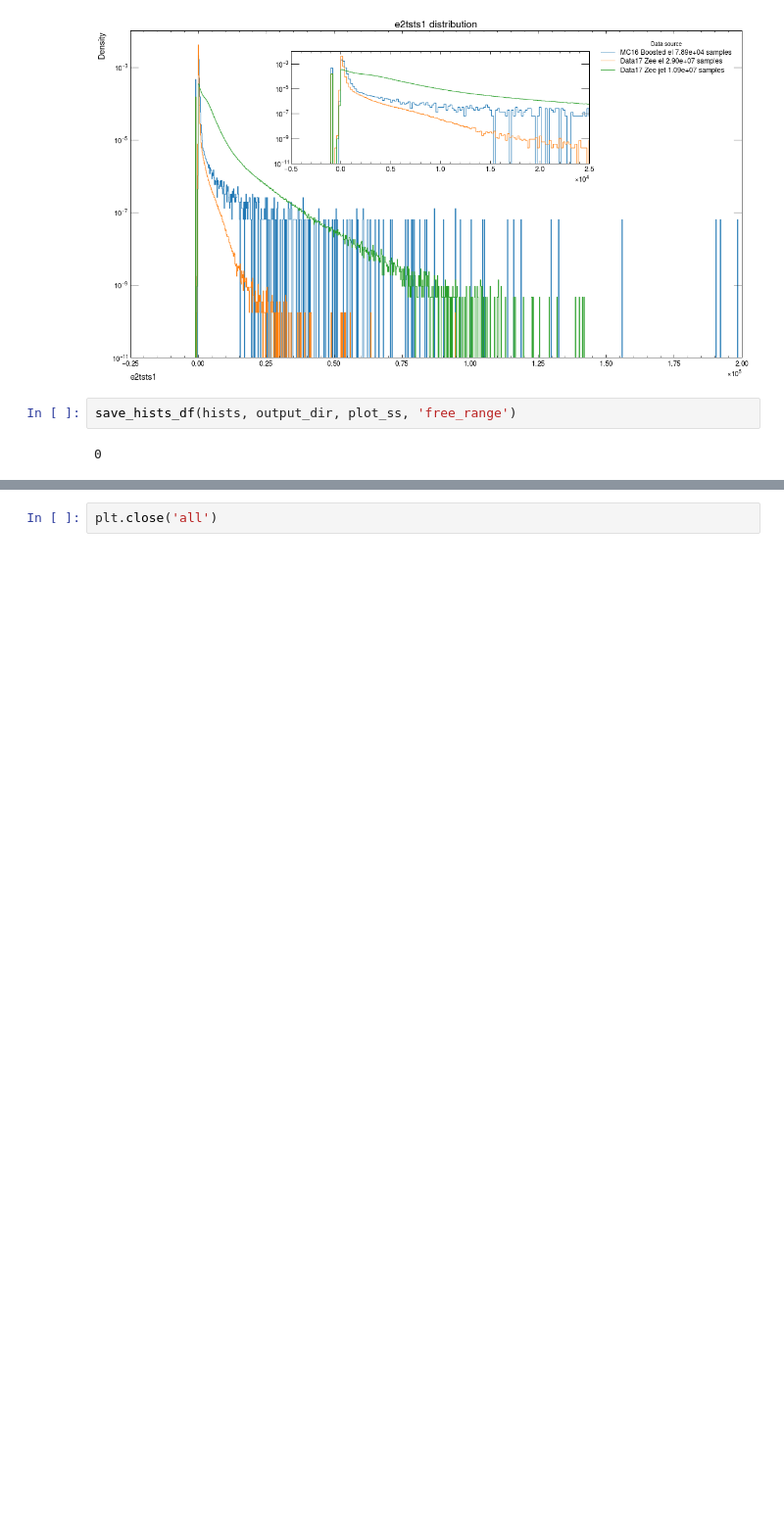
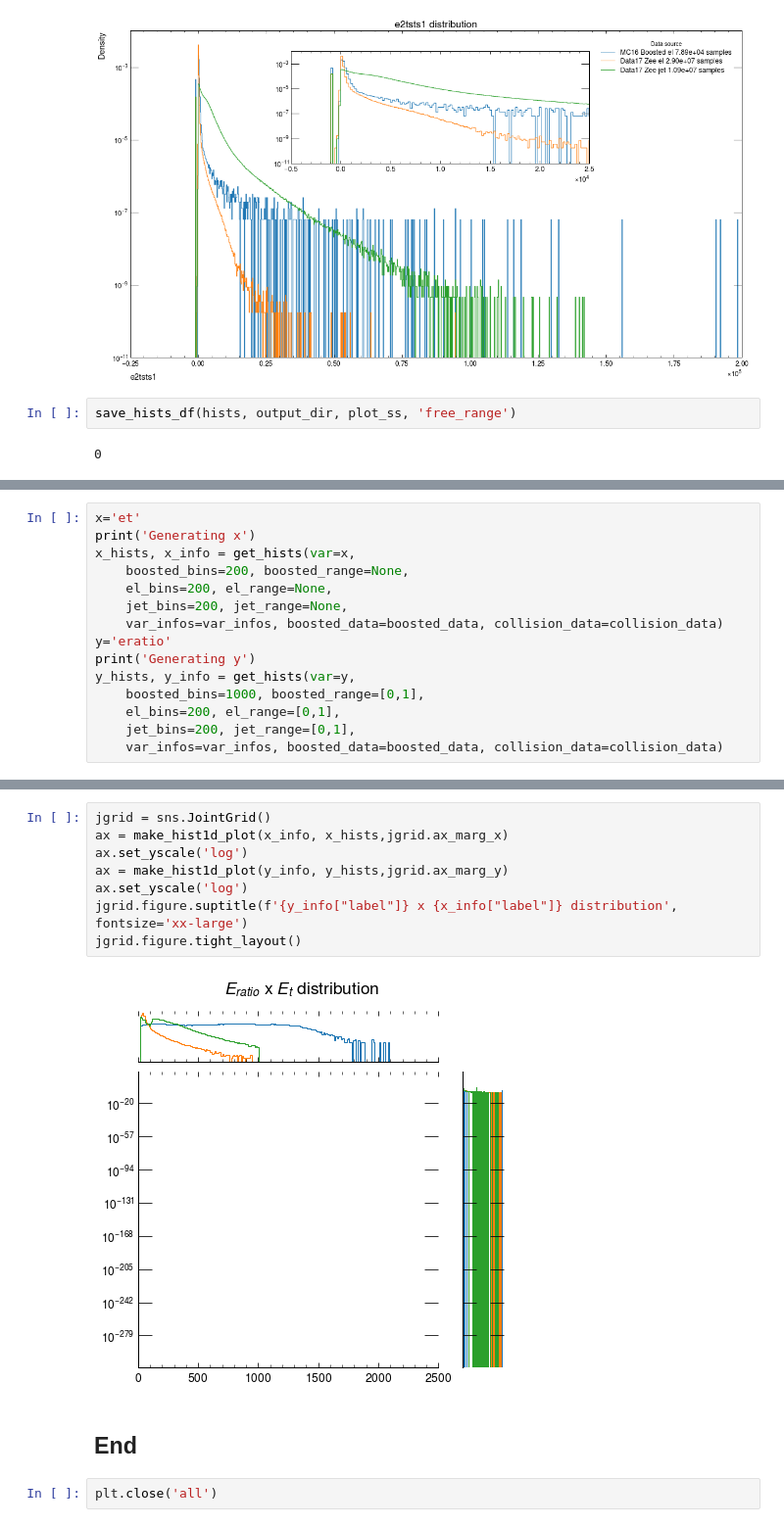
Before and after one commit to lucasbanunes/ringer, a Jupyter notebook: plots.ipynb, the cells around one changed output, grey strips where cells are left out. Shown at 98% size. Cells and saved outputs as stored; diff of their text form; blank space fills up the shorter version.

```diff
--- a/plots.ipynb
+++ b/plots.ipynb
@@ -707,0 +719,15 @@ save_hists_df(hists, output_dir, plot_ss, 'free_range')
+# %%
+x='et'
+print('Generating x')
+x_hists, x_info = get_hists(var=x,
+    boosted_bins=200, boosted_range=None,
+    el_bins=200, el_range=None,
+    jet_bins=200, jet_range=None,
+    var_infos=var_infos, boosted_data=boosted_data, collision_data=collision_data)
+y='eratio'
+print('Generating y')
+y_hists, y_info = get_hists(var=y,
+    boosted_bins=1000, boosted_range=[0,1],
+    el_bins=200, el_range=[0,1],
+    jet_bins=200, jet_range=[0,1],
+    var_infos=var_infos, boosted_data=boosted_data, collision_data=collision_data)
@@ -708,2 +743,14 @@ save_hists_df(hists, output_dir, plot_ss, 'free_range')
+# %%
+jgrid = sns.JointGrid()
+ax = make_hist1d_plot(x_info, x_hists,jgrid.ax_marg_x)
+ax.set_yscale('log')
+ax = make_hist1d_plot(y_info, y_hists,jgrid.ax_marg_y)
+ax.set_yscale('log')
+jgrid.figure.suptitle(f'{y_info["label"]} x {x_info["label"]} distribution', fontsize='xx-large')
+jgrid.figure.tight_layout()
+# %% [output]
+[figure, added]
+# %% [markdown]
+## End
 # %%
 plt.close('all')
```
Also changed, not shown: parts of 21 cells of this notebook.
